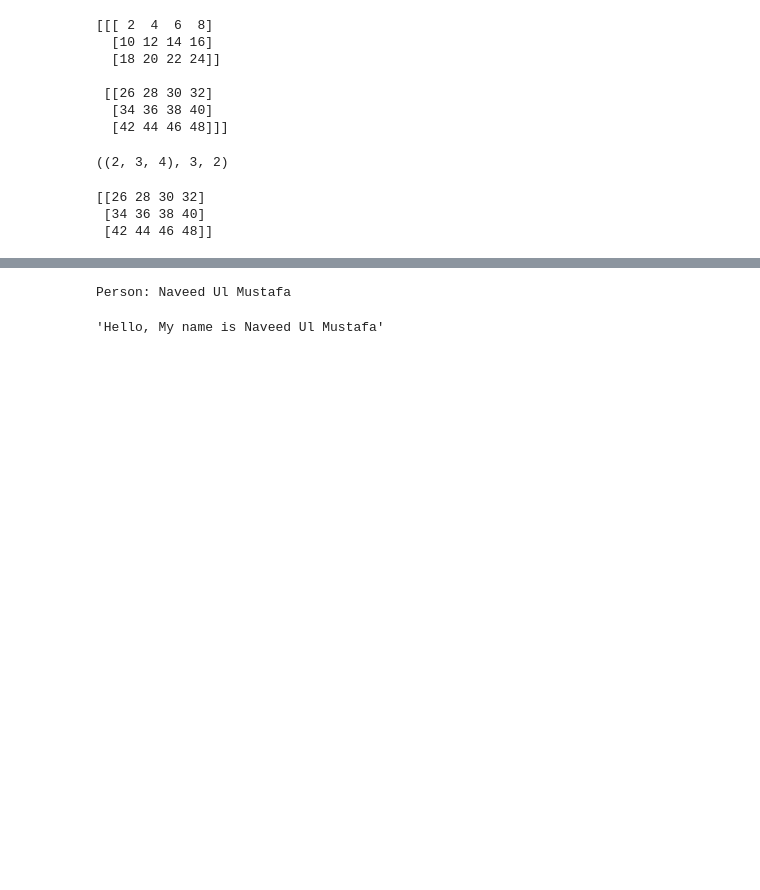
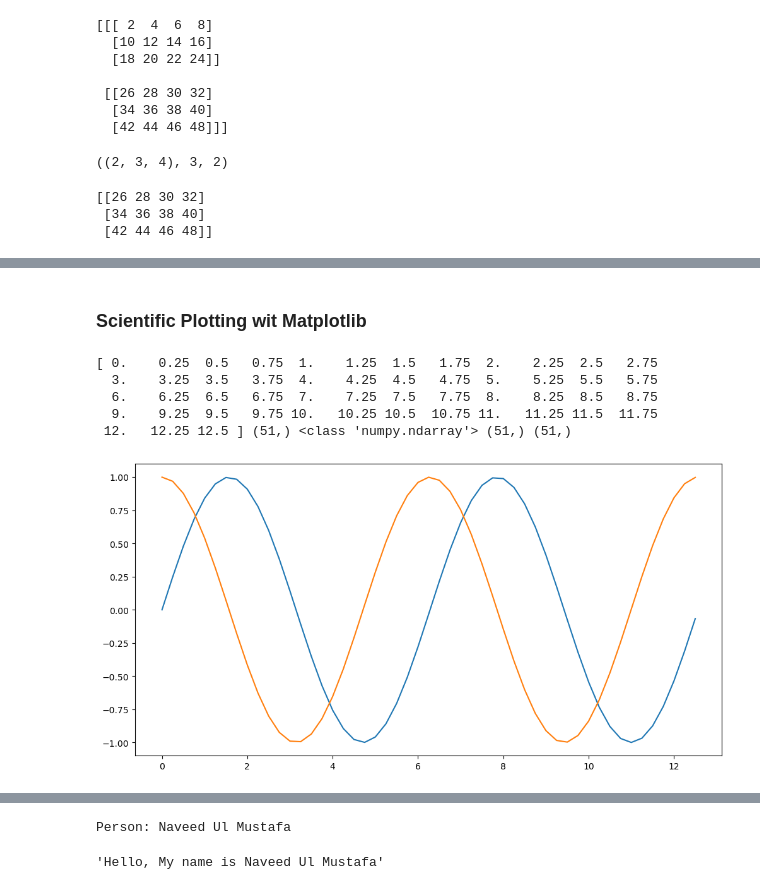
Before and after one commit to numustafa/pyml, a Jupyter notebook: Exam prep/practice_lecture.ipynb, the cells around one changed output, grey strips where cells are left out. Drawn from its saved outputs; the diff is of its cells as text; code cells hidden in the pictures; blank space fills up the shorter version.

Commit message:
matplotlib

```diff
--- a/Exam prep/practice_lecture.ipynb
+++ b/Exam prep/practice_lecture.ipynb
@@ -902,0 +1089,25 @@ print(A_t[1])          # Second sub-matrix
+# %% [markdown]
+### Scientific Plotting wit Matplotlib
+# %%
+import matplotlib.pyplot as plt       # importing sub-package of matplotlib - pyplot
+
+x = np.arange(0,4*np.pi,0.25)          # start, end, step
+
+y = np.sin(x)                          # sin of x
+z = np.cos(x)                          # cos of x
+
+print(x, x.shape,type(x), y.shape, z.shape)
+# %% [output]
+[ 0.    0.25  0.5   0.75  1.    1.25  1.5   1.75  2.    2.25  2.5   2.75
+  3.    3.25  3.5   3.75  4.    4.25  4.5   4.75  5.    5.25  5.5   5.75
+  6.    6.25  6.5   6.75  7.    7.25  7.5   7.75  8.    8.25  8.5   8.75
+  9.    9.25  9.5   9.75 10.   10.25 10.5  10.75 11.   11.25 11.5  11.75
+ 12.   12.25 12.5 ] (51,) <class 'numpy.ndarray'> (51,) (51,)
+# %%
+# Basic plot
+fig = plt.figure(figsize=(12,6))                     # create a figure - figsize is in inches - 12x6
+ax = fig.gca()                                       # get current axis
+ax.plot(x,y, label = "sin(x)")                       # plot x vs y
+ax.plot(x,z, label = "cos(x)");                       # plot x vs z - semi-colon to no print the output line of the plot function
+# %% [output]
+[figure, added]
```
Also changed, not shown: parts of 44 cells of this notebook.
